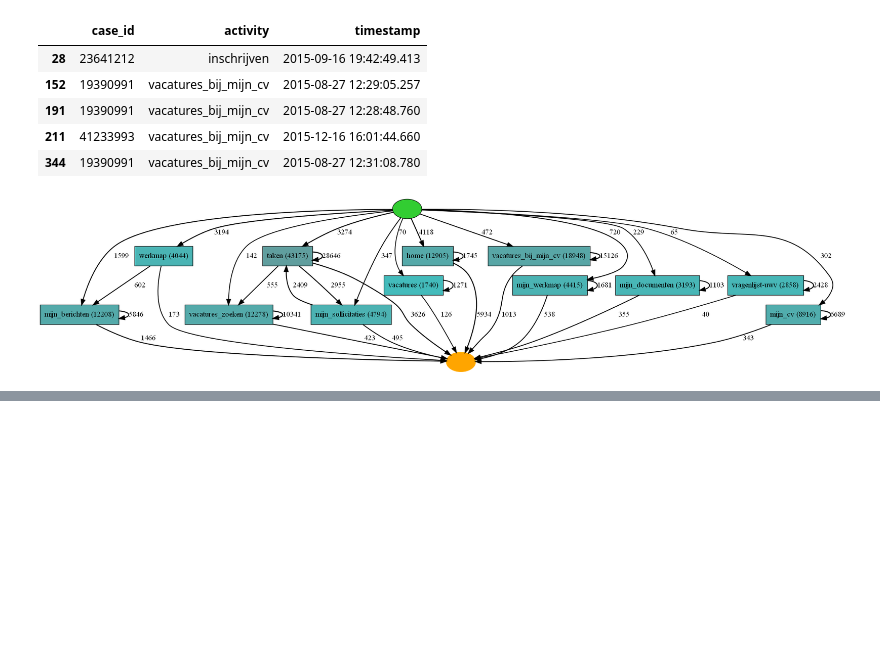
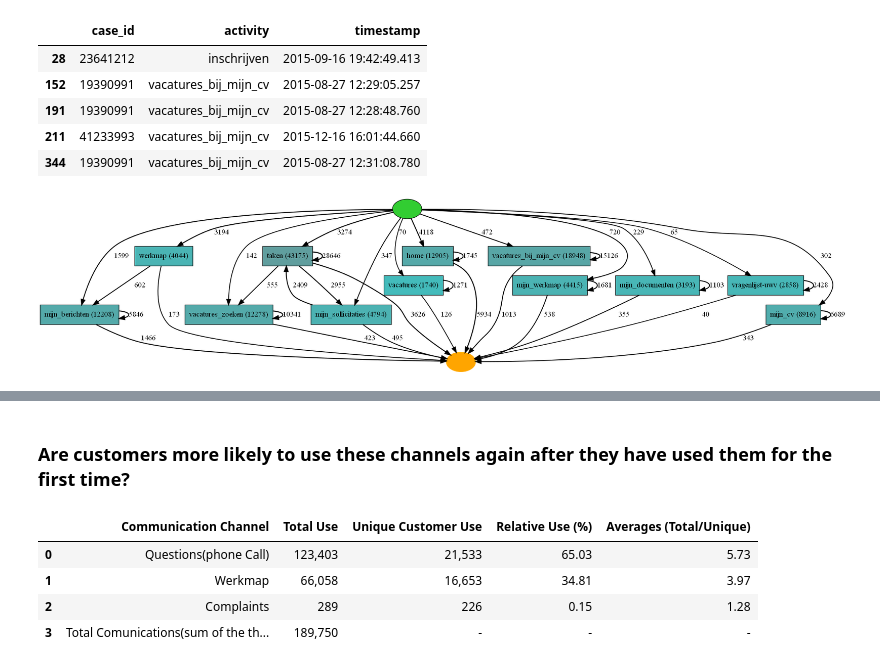
Before and after one commit to sinaaghaee/ProcessMiningProject-CustomerBehaviorAnalysis, a Jupyter notebook: BPM-Project-Aghaee-Varchandi-Mahmoodi.ipynb, the cells around one changed output, grey strips where cells are left out. Saved outputs shown, nothing was run; the diff lists cells and outputs as text; code cells hidden in the pictures; blank space fills up the shorter version.

```diff
--- a/BPM-Project-Aghaee-Varchandi-Mahmoodi.ipynb
+++ b/BPM-Project-Aghaee-Varchandi-Mahmoodi.ipynb
@@ -1588,0 +1605,51 @@ As yous see, the above process map is similar to the following process map, whic
+# %%
+# reading the csv files of the datasets
+clicks_logged_in = pd.read_csv('BPI2016_Clicks_Logged_In.csv', sep = ';', encoding = 'latin')
+phone_calls = pd.read_csv('BPI2016_Questions.csv', sep = ';', encoding = 'latin')
+workflow_messages = pd.read_csv('BPI2016_Werkmap_Messages.csv', sep = ';', encoding = 'latin')
+complaints = pd.read_csv('BPI2016_Complaints.csv', sep = ';', encoding = 'latin')
+# %% [markdown]
+###  Are customers more likely to use these channels again after they have used them for the first time?
+# %%
+Communication_Channels_Comparison = {'Communication Channel': ['Complaints', 'Werkmap','Questions(phone Call)'],
+                     'Total Use': [len(complaints), len(workflow_messages), len(phone_calls)],
+                     'Unique Customer Use': [complaints['CustomerID'].nunique(), workflow_messages['CustomerID'].nunique(), phone_calls['CustomerID'].nunique()],
+                    }
+
+
+
+# convert the dictionary into dataframe and add the sum of each column to the end of dataframe
+Communication_Channels_Comparison = pd.DataFrame(data=Communication_Channels_Comparison)
+
+
+Communication_Channels_Comparison = Communication_Channels_Comparison.sort_values('Total Use', ascending=False)
+Communication_Channels_Comparison.reset_index(drop=True, inplace=True)
+
+
+Communication_Channels_Comparison = Communication_Channels_Comparison.append(Communication_Channels_Comparison[['Total Use']].sum(),ignore_index=True)
+Communication_Channels_Comparison.iloc[3,0] = 'Total Comunications(sum of the three above)'
+
+
+Communication_Channels_Comparison['Relative Use (%)']= round(Communication_Channels_Comparison['Total Use']/Communication_Channels_Comparison.iloc[3,1]*100,2)
+
+Communication_Channels_Comparison ['Averages (Total/Unique)'] = round(Communication_Channels_Comparison ['Total Use']/Communication_Channels_Comparison ['Unique Customer Use'],2)
+
+
+
+
+# we don't want decimals to be diplayed
+
+Communication_Channels_Comparison['Total Use']=Communication_Channels_Comparison['Total Use'].apply('{:,.0f}'.format)
+Communication_Channels_Comparison['Unique Customer Use']=Communication_Channels_Comparison['Unique Customer Use'].apply('{:,.0f}'.format)
+
+Communication_Channels_Comparison.iloc[3,4]= '-'
+Communication_Channels_Comparison.iloc[3,3]= '-'
+Communication_Channels_Comparison.iloc[3,2]= '-'
+
+Communication_Channels_Comparison
+# %% [output]
+|  | Communication Channel | Total Use | Unique Customer Use | Relative Use (%) | Averages (Total/Unique) |
+| 0 | Questions(phone Call) | 123,403 | 21,533 | 65.03 | 5.73 |
+| 1 | Werkmap | 66,058 | 16,653 | 34.81 | 3.97 |
+| 2 | Complaints | 289 | 226 | 0.15 | 1.28 |
+| 3 | Total Comunications(sum of the th... | 189,750 | - | - | - |
```
Also changed, not shown: parts of 11 cells of this notebook.
